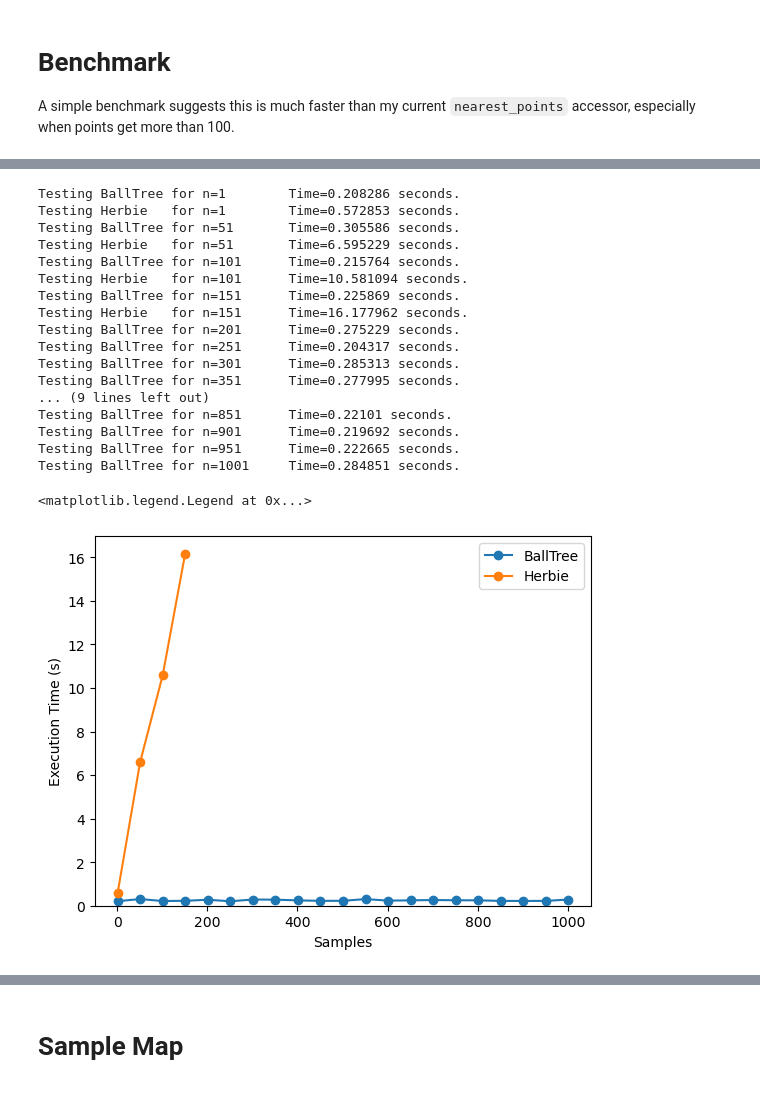
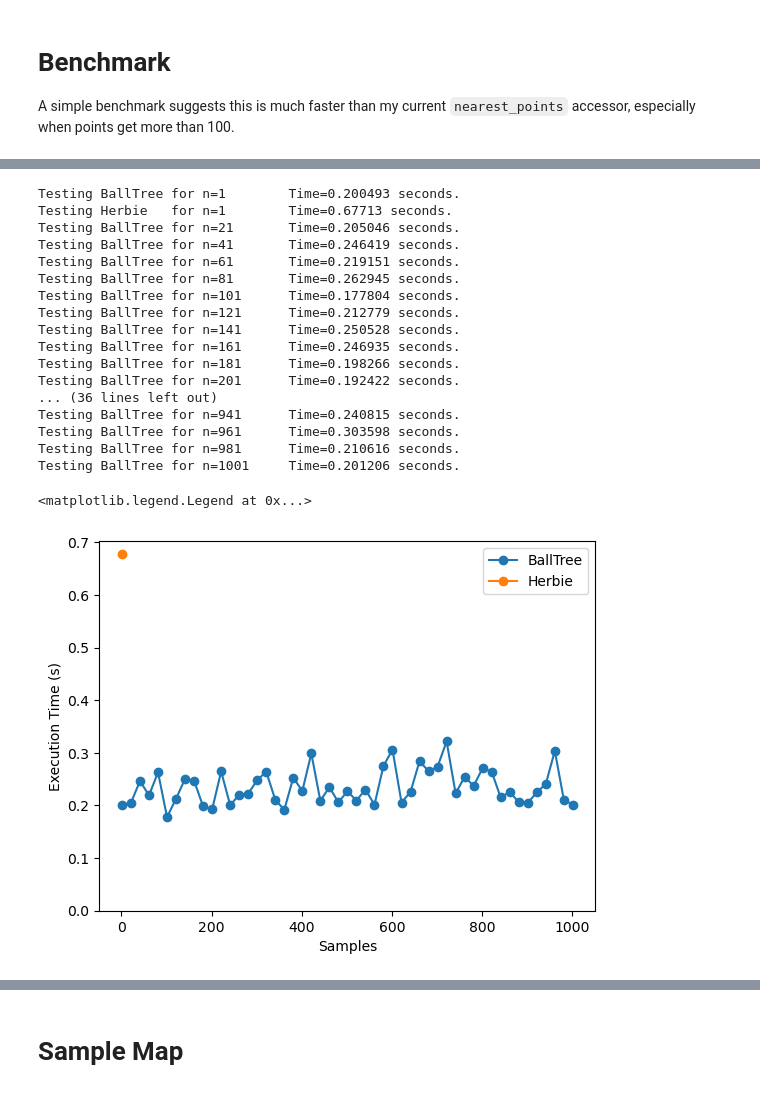
Before and after one commit to blaylockbk/Herbie, a Jupyter notebook: docs/user_guide/_bonus_notebooks/BallTree.ipynb, the cells around one changed output, grey strips where cells are left out. Drawn from its saved outputs; the diff is of its cells as text; code cells hidden in the pictures.

```diff
--- a/docs/user_guide/_bonus_notebooks/BallTree.ipynb
+++ b/docs/user_guide/_bonus_notebooks/BallTree.ipynb
@@ -189,16 +215,16 @@ points["stid"] = [generate_random_string() for _ in range(n)]
 n = 1000
 points = (
     ds[["latitude", "longitude"]]
-    .to_dataframe()[["latitude", "longitude"]]
+    .to_dataframe()
     .sample(n)
-    .reset_index(drop=True)
+    .reset_index()[["latitude", "longitude"]]
 )
 points["stid"] = [generate_random_string() for _ in range(n)]
 
 print(f"Testing BallTree for n={n}\tTime=", end="")
 timer = pd.Timestamp("now")
-a = nearest_neighbor(ds, points)
-print(time_since(timer))
+a = nearest_neighbor(ds, points, use_cached_tree=True, how="nearest")
+print((pd.Timestamp("now") - timer).total_seconds())
 
 len(a)
 # %% [output]
@@ -221,55 +339,55 @@ samples = []
 ctrl_times = []
 ctrl_samples = []
 
-for n in range(1, 1002, 50):
+for n in range(1, 1002, 20):
     points = (
         ds[["latitude", "longitude"]]
         .to_dataframe()[["latitude", "longitude"]]
         .sample(n)
         .reset_index(drop=True)
     )
     points["stid"] = [generate_random_string() for _ in range(n)]
 
     print(f"Testing BallTree for n={n}\tTime=", end="")
     timer = pd.Timestamp("now")
     a = nearest_neighbor(ds, points)
-    times.append(time_since(timer))
+    times.append((pd.Timestamp("now") - timer).total_seconds())
     samples.append(n)
     print(times[-1], "seconds.")
 
-    if n < 200:
+    if n < 20:
         print(f"Testing Herbie   for n={n}\tTime=", end="")
         timer = pd.Timestamp("now")
         aa = ds.herbie.nearest_points(points)
-        ctrl_times.append(time_since(timer))
+        ctrl_times.append((pd.Timestamp("now") - timer).total_seconds())
         ctrl_samples.append(n)
         print(ctrl_times[-1], "seconds.")
 
 
 plt.plot(samples, times, marker="o", label="BallTree")
 plt.plot(ctrl_samples, ctrl_times, marker="o", label="Herbie")
 plt.ylabel("Execution Time (s)")
 plt.xlabel("Samples")
 plt.ylim(ymin=0)
 
 plt.legend()
 # %% [output]
-Testing BallTree for n=1        Time=0.208286 seconds.
-Testing Herbie   for n=1        Time=0.572853 seconds.
-Testing BallTree for n=51       Time=0.305586 seconds.
-Testing Herbie   for n=51       Time=6.595229 seconds.
-Testing BallTree for n=101      Time=0.215764 seconds.
-Testing Herbie   for n=101      Time=10.581094 seconds.
-Testing BallTree for n=151      Time=0.225869 seconds.
-Testing Herbie   for n=151      Time=16.177962 seconds.
-Testing BallTree for n=201      Time=0.275229 seconds.
-Testing BallTree for n=251      Time=0.204317 seconds.
-Testing BallTree for n=301      Time=0.285313 seconds.
-Testing BallTree for n=351      Time=0.277995 seconds.
-... (9 lines left out)
-Testing BallTree for n=851      Time=0.22101 seconds.
-Testing BallTree for n=901      Time=0.219692 seconds.
-Testing BallTree for n=951      Time=0.222665 seconds.
-Testing BallTree for n=1001     Time=0.284851 seconds.
+Testing BallTree for n=1        Time=0.200493 seconds.
+Testing Herbie   for n=1        Time=0.67713 seconds.
+Testing BallTree for n=21       Time=0.205046 seconds.
+Testing BallTree for n=41       Time=0.246419 seconds.
+Testing BallTree for n=61       Time=0.219151 seconds.
+Testing BallTree for n=81       Time=0.262945 seconds.
+Testing BallTree for n=101      Time=0.177804 seconds.
+Testing BallTree for n=121      Time=0.212779 seconds.
+Testing BallTree for n=141      Time=0.250528 seconds.
+Testing BallTree for n=161      Time=0.246935 seconds.
+Testing BallTree for n=181      Time=0.198266 seconds.
+Testing BallTree for n=201      Time=0.192422 seconds.
+... (36 lines left out)
+Testing BallTree for n=941      Time=0.240815 seconds.
+Testing BallTree for n=961      Time=0.303598 seconds.
+Testing BallTree for n=981      Time=0.210616 seconds.
+Testing BallTree for n=1001     Time=0.201206 seconds.
 <matplotlib.legend.Legend at 0x...>
-[figure, old version]
+[figure, new version]
```
Also changed, not shown: parts of 16 cells of this notebook.
